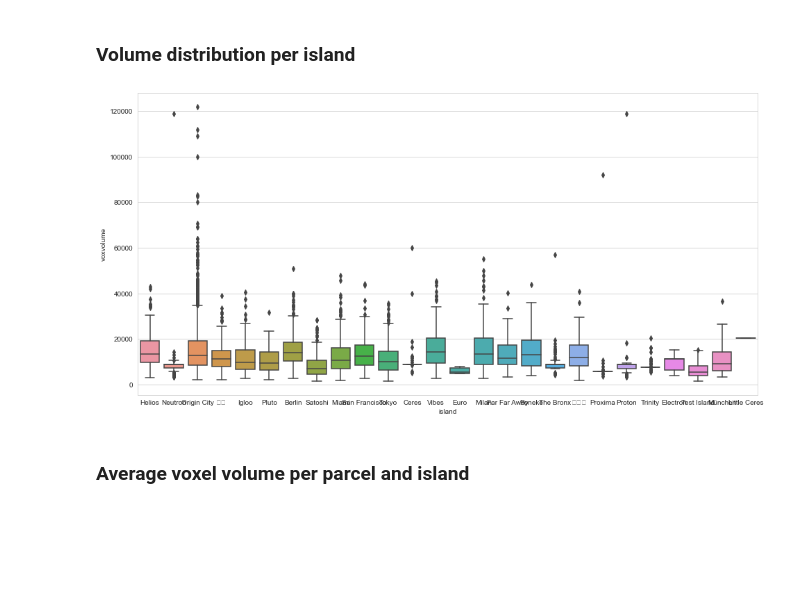
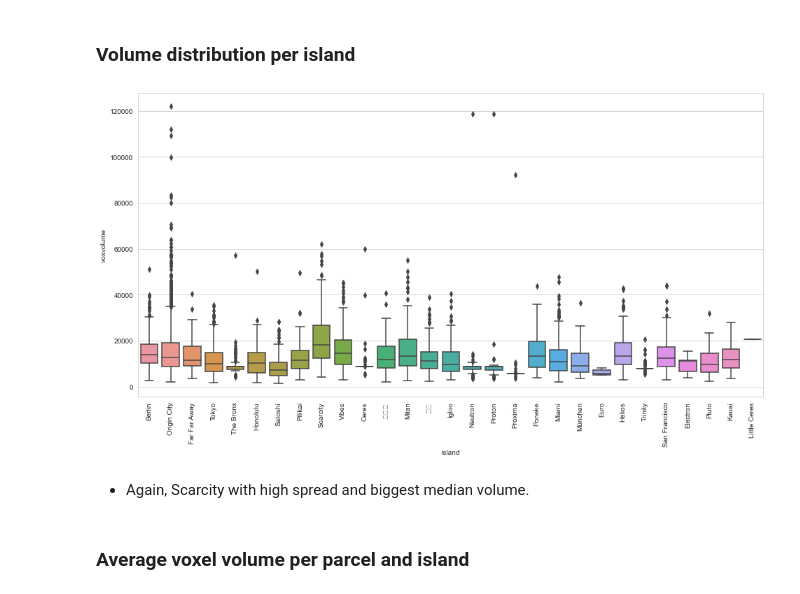
Before and after one commit to ymyke/voxalytics, a Jupyter notebook: heights_volumes.ipynb, the cells around one changed output. Cells and saved outputs as stored; diff of their text form; code cells hidden in the pictures; blank space fills up the shorter version.

```diff
--- a/heights_volumes.ipynb
+++ b/heights_volumes.ipynb
@@ -106,9 +109,12 @@ _ = island_sizes["voxvolume"].drop("Origin City").sort_values(ascending=False).p
 ### Volume distribution per island
 # %%
 _, ax = plt.subplots(figsize=(16, 8))
+plt.xticks(rotation=90)
 _ = sns.boxplot(ax=ax, x="island", y="voxvolume", data=parcels)
 # %% [output]
-[figure, old version]
+[figure, new version]
+# %% [markdown]
+* Again, Scarcity with high spread and biggest median volume.
 # %% [markdown]
 ### Average voxel volume per parcel and island
 # %%
```
Also changed, not shown: parts of 14 cells of this notebook, 2 other files.
